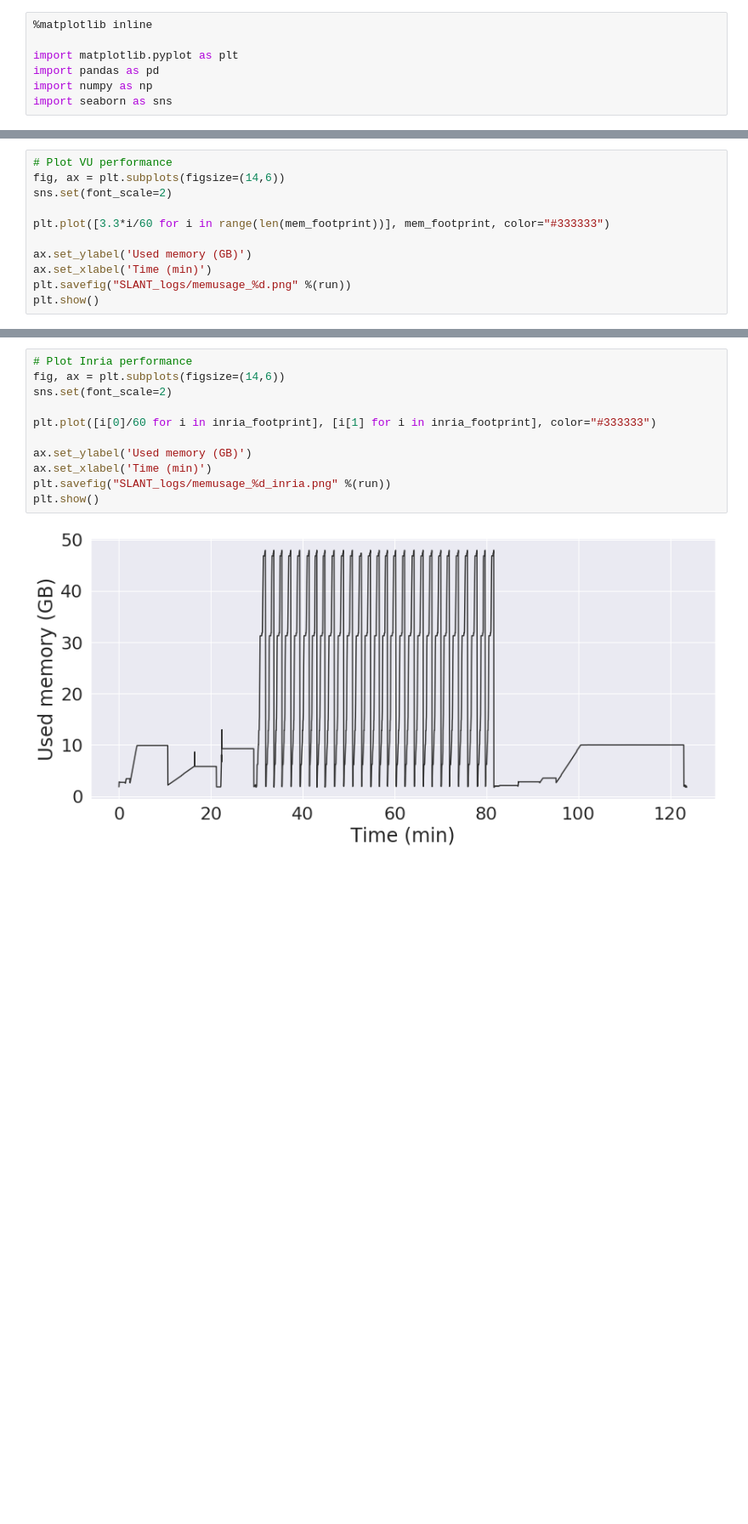
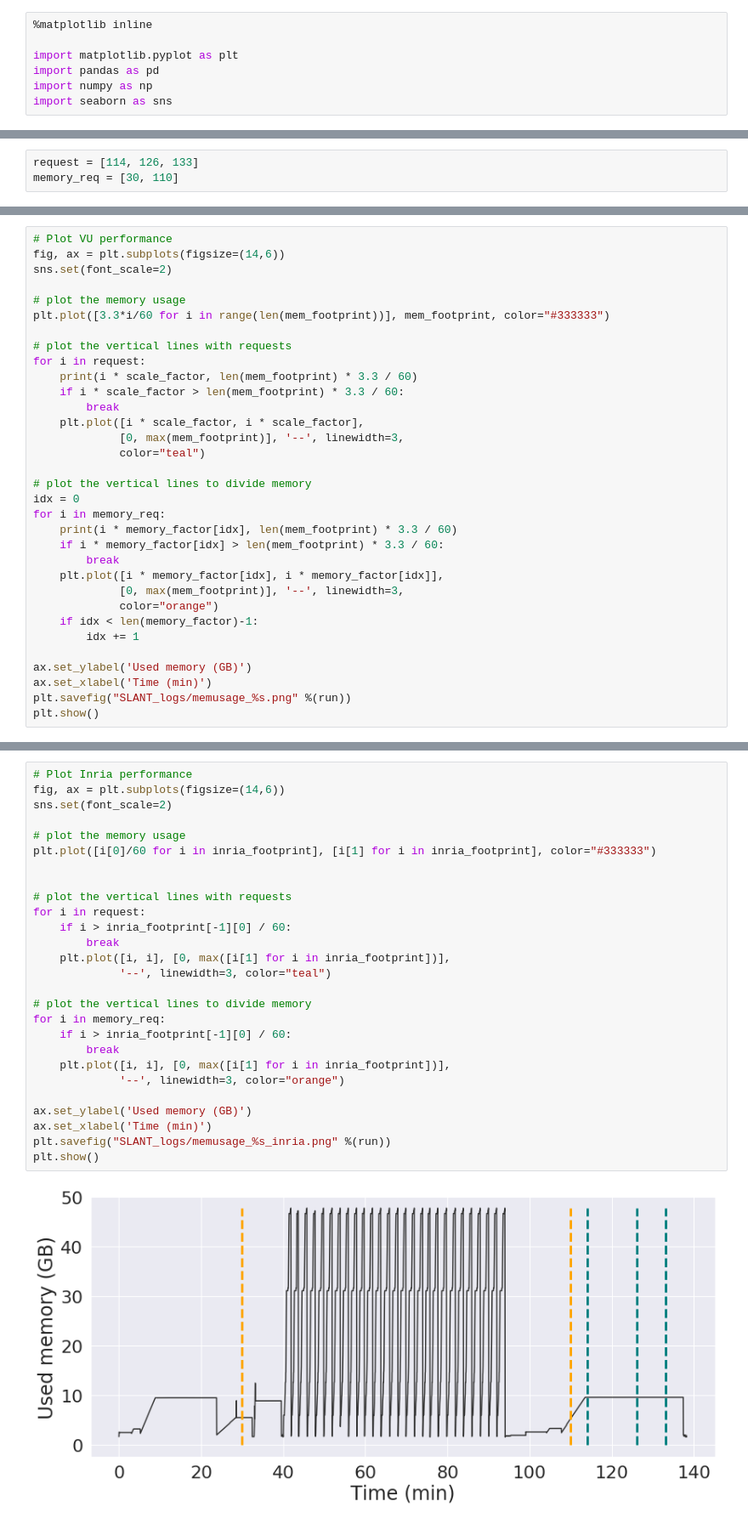
Before and after one commit to vanderbiltscl/SpeculativeScheduling, a Jupyter notebook: iSBatch_v1.0/SLANT_memory.ipynb, the cells around one changed output, grey strips where cells are left out. Shown at 85% size. Drawn from its saved outputs; the diff is of its cells as text; blank space fills up the shorter version.

Commit message:
Adding the reservation information over the memory snapshots

```diff
--- a/iSBatch_v1.0/SLANT_memory.ipynb
+++ b/iSBatch_v1.0/SLANT_memory.ipynb
@@ -9,0 +15,3 @@ run = 2
+# %%
+request = [114, 126, 133]
+memory_req = [30, 110]
@@ -43,10 +66,32 @@ len(inria_footprint)
 fig, ax = plt.subplots(figsize=(14,6))
 sns.set(font_scale=2)
 
+# plot the memory usage
 plt.plot([3.3*i/60 for i in range(len(mem_footprint))], mem_footprint, color="#333333")
+
+# plot the vertical lines with requests
+for i in request:
+    print(i * scale_factor, len(mem_footprint) * 3.3 / 60)
+    if i * scale_factor > len(mem_footprint) * 3.3 / 60:
+        break
+    plt.plot([i * scale_factor, i * scale_factor],
+             [0, max(mem_footprint)], '--', linewidth=3,
+             color="teal")
+
+# plot the vertical lines to divide memory
+idx = 0
+for i in memory_req:
+    print(i * memory_factor[idx], len(mem_footprint) * 3.3 / 60)
+    if i * memory_factor[idx] > len(mem_footprint) * 3.3 / 60:
+        break
+    plt.plot([i * memory_factor[idx], i * memory_factor[idx]],
+             [0, max(mem_footprint)], '--', linewidth=3,
+             color="orange")
+    if idx < len(memory_factor)-1:
+        idx += 1
 
 ax.set_ylabel('Used memory (GB)')
 ax.set_xlabel('Time (min)')
-plt.savefig("SLANT_logs/memusage_%d.png" %(run))
+plt.savefig("SLANT_logs/memusage_%s.png" %(run))
 plt.show()
 # %% [output]
@@ -54,13 +104,29 @@ plt.show()
 # %%
 # Plot Inria performance
 fig, ax = plt.subplots(figsize=(14,6))
 sns.set(font_scale=2)
 
+# plot the memory usage
 plt.plot([i[0]/60 for i in inria_footprint], [i[1] for i in inria_footprint], color="#333333")
+
+
+# plot the vertical lines with requests
+for i in request:
+    if i > inria_footprint[-1][0] / 60:
+        break
+    plt.plot([i, i], [0, max([i[1] for i in inria_footprint])],
+             '--', linewidth=3, color="teal")
+
+# plot the vertical lines to divide memory
+for i in memory_req:
+    if i > inria_footprint[-1][0] / 60:
+        break
+    plt.plot([i, i], [0, max([i[1] for i in inria_footprint])],
+             '--', linewidth=3, color="orange")
 
 ax.set_ylabel('Used memory (GB)')
 ax.set_xlabel('Time (min)')
-plt.savefig("SLANT_logs/memusage_%d_inria.png" %(run))
+plt.savefig("SLANT_logs/memusage_%s_inria.png" %(run))
 plt.show()
 # %% [output]
-[figure, old version]
+[figure, new version]
```
Also changed, not shown: parts of 8 cells of this notebook.
